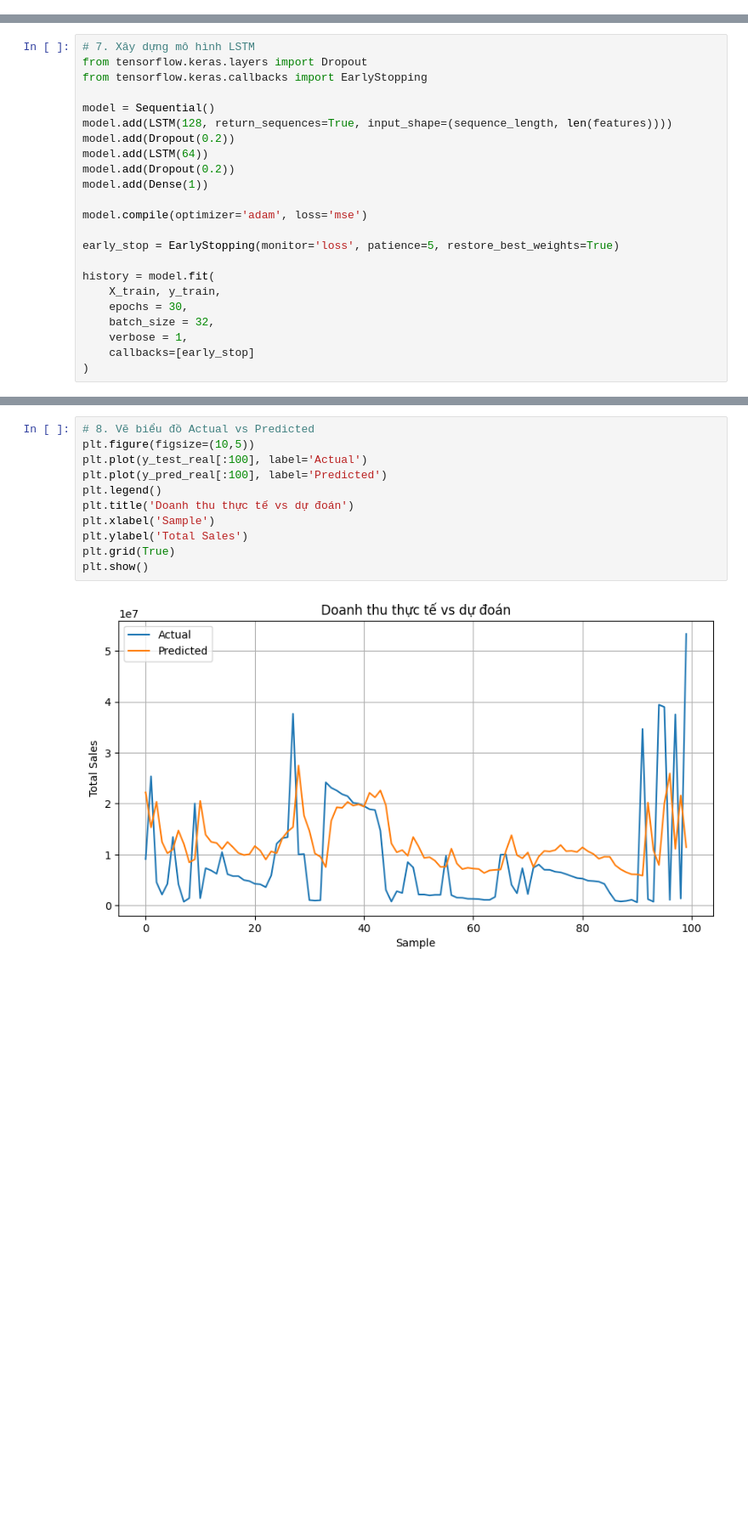
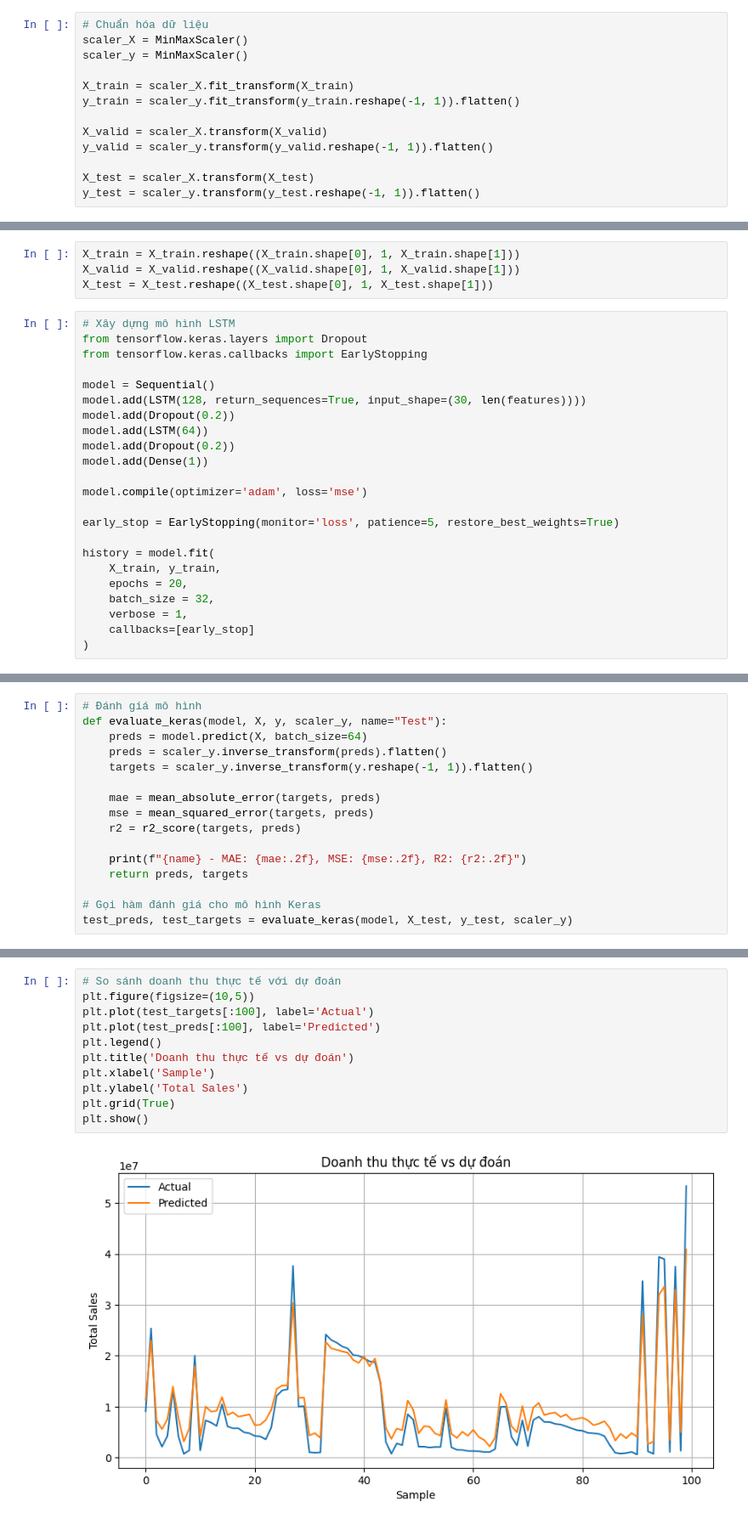
Before and after one commit to KieuOanhUIT/IS403.P23.OnlineSalesData, a Jupyter notebook: Model/LSTM.ipynb, the cells around one changed output, grey strips where cells are left out. Shown at 85% size. Saved outputs shown, nothing was run; the diff lists cells and outputs as text; blank space fills up the shorter version.

```diff
--- a/Model/LSTM.ipynb
+++ b/Model/LSTM.ipynb
@@ -58,0 +31,13 @@ y_train = y_all[:train_valid_len - sequence_length]
+# %%
+# Chuẩn hóa dữ liệu
+scaler_X = MinMaxScaler()
+scaler_y = MinMaxScaler()
+
+X_train = scaler_X.fit_transform(X_train)
+y_train = scaler_y.fit_transform(y_train.reshape(-1, 1)).flatten()
+
+X_valid = scaler_X.transform(X_valid)
+y_valid = scaler_y.transform(y_valid.reshape(-1, 1)).flatten()
+
+X_test = scaler_X.transform(X_test)
+y_test = scaler_y.transform(y_test.reshape(-1, 1)).flatten()
@@ -59,10 +60,14 @@ y_train = y_all[:train_valid_len - sequence_length]
+# %%
+X_train = X_train.reshape((X_train.shape[0], 1, X_train.shape[1]))
+X_valid = X_valid.reshape((X_valid.shape[0], 1, X_valid.shape[1]))
+X_test = X_test.reshape((X_test.shape[0], 1, X_test.shape[1]))
 # %%
-# 7. Xây dựng mô hình LSTM
+# Xây dựng mô hình LSTM
 from tensorflow.keras.layers import Dropout
 from tensorflow.keras.callbacks import EarlyStopping
 
 model = Sequential()
-model.add(LSTM(128, return_sequences=True, input_shape=(sequence_length, len(features))))
+model.add(LSTM(128, return_sequences=True, input_shape=(30, len(features))))
 model.add(Dropout(0.2))
 model.add(LSTM(64))
 model.add(Dropout(0.2))
@@ -74,7 +79,7 @@ early_stop = EarlyStopping(monitor='loss', patience=5, restore_best_weights=True
 
 history = model.fit(
     X_train, y_train,
-    epochs = 30,
+    epochs = 20,
     batch_size = 32,
     verbose = 1,
     callbacks=[early_stop]
@@ -122,0 +106,16 @@ R² Score: 0.24268711135957555
+# %%
+# Đánh giá mô hình
+def evaluate_keras(model, X, y, scaler_y, name="Test"):
+    preds = model.predict(X, batch_size=64)
+    preds = scaler_y.inverse_transform(preds).flatten()
+    targets = scaler_y.inverse_transform(y.reshape(-1, 1)).flatten()
+
+    mae = mean_absolute_error(targets, preds)
+    mse = mean_squared_error(targets, preds)
+    r2 = r2_score(targets, preds)
+
+    print(f"{name} - MAE: {mae:.2f}, MSE: {mse:.2f}, R2: {r2:.2f}")
+    return preds, targets
+
+# Gọi hàm đánh giá cho mô hình Keras
+test_preds, test_targets = evaluate_keras(model, X_test, y_test, scaler_y)
@@ -123,13 +125,13 @@ R² Score: 0.24268711135957555
 # %%
-# 8. Vẽ biểu đồ Actual vs Predicted
+# So sánh doanh thu thực tế với dự đoán
 plt.figure(figsize=(10,5))
-plt.plot(y_test_real[:100], label='Actual')
-plt.plot(y_pred_real[:100], label='Predicted')
+plt.plot(test_targets[:100], label='Actual')
+plt.plot(test_preds[:100], label='Predicted')
 plt.legend()
 plt.title('Doanh thu thực tế vs dự đoán')
 plt.xlabel('Sample')
 plt.ylabel('Total Sales')
 plt.grid(True)
 plt.show()
 # %% [output]
-[figure, old version]
+[figure, new version]
```
Also changed, not shown: parts of 16 cells of this notebook.
